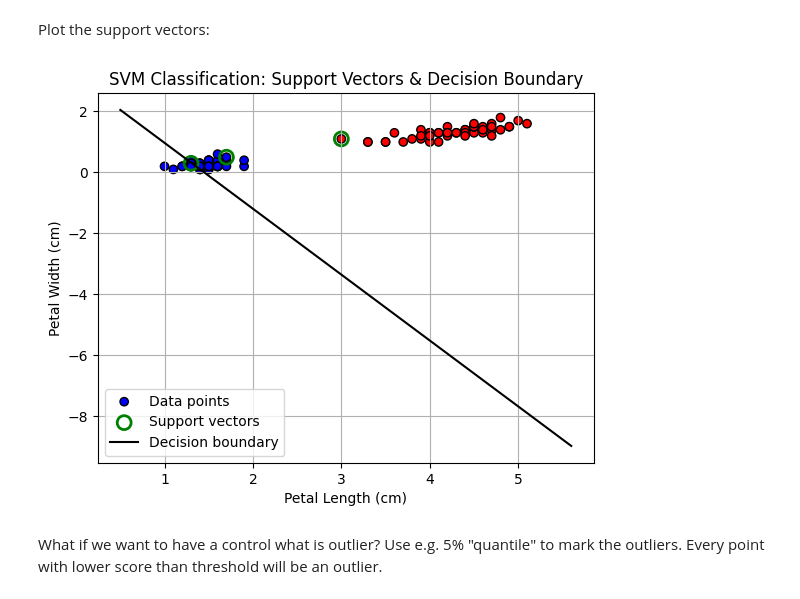
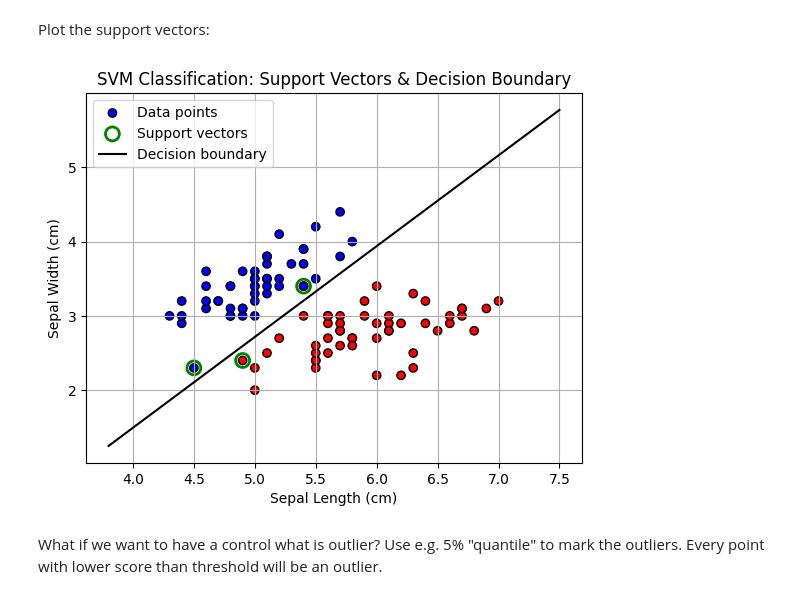
Before and after one commit to andresvidal27/MLF_Labs_Andr-s_Vidal_Mira, a Jupyter notebook: Lab3/mpa_mlf_svm_2students_comments_1.ipynb, the cells around one changed output. Cells and saved outputs as stored; diff of their text form; code cells hidden in the pictures.

```diff
--- a/Lab3/mpa_mlf_svm_2students_comments_1.ipynb
+++ b/Lab3/mpa_mlf_svm_2students_comments_1.ipynb
@@ -53,10 +53,10 @@ from sklearn.model_selection import train_test_split
 from sklearn.svm import SVC
 
 iris = datasets.load_iris()
-X, y = iris.data[:, :4], iris.target
-X, y = X[y < 2], y[y < 2]
+X, y = iris.data[:, :2], iris.target  # Modified to select only the first two features (sepal length and sepal width)
+X, y = X[y < 2], y[y < 2]            # Filtered to include only the first two classes
 X_train, X_test, y_train, y_test = train_test_split(X, y, test_size=0.2)
-SVMmodel=SVC(kernel='linear')
+SVMmodel=SVC(kernel='linear', C=200) # Added C=200 regularization parameter
 SVMmodel.fit(X_train,y_train)
 print("Model accurancy:",SVMmodel.score(X_test,y_test))
 # %% [output]
@@ -149,34 +149,46 @@ Plot the support vectors:
 # %%
 import matplotlib.pyplot as plt
 import numpy as np
 
+# Recalculate support vectors, coefficients and intercept from the SVMmodel trained on 2 features
+supvectors = SVMmodel.support_vectors_
+W = SVMmodel.coef_
+b = SVMmodel.intercept_
+
 # Plot data points
-plt.scatter(X[:, 2], X[:, 3], c=y, cmap='bwr', edgecolor='k', label='Data points')
+plt.scatter(X[:, 0], X[:, 1], c=y, cmap='bwr', edgecolor='k', label='Data points')
 
-# Plot support vectors (features 2 and 3)
-plt.scatter(supvectors[:, 2], supvectors[:, 3], s=100, facecolors='none', edgecolors='green', linewidth=2, label='Support vectors')
+# Plot support vectors (first two features)
+plt.scatter(supvectors[:, 0], supvectors[:, 1], s=100, facecolors='none', edgecolors='green', linewidth=2, label='Support vectors')
 
-# Get decision boundary coefficients for features 2 and 3
-w_petal_length = W[0, 2]
-w_petal_width = W[0, 3]
+# Get decision boundary coefficients for the first two features
+w0 = W[0, 0]
+w1 = W[0, 1]
 bias = b[0]
 
-# Calculate decision line (y = (-w_len * x - bias) / w_width)
-x_min, x_max = X[:, 2].min() - 0.5, X[:, 2].max() + 0.5
+# Determine the range for the x-axis (sepal length)
+x_min, x_max = X[:, 0].min() - 0.5, X[:, 0].max() + 0.5
 xx = np.linspace(x_min, x_max, 100)
-yy = (-w_petal_length * xx - bias) / w_petal_width
+
+# Calculate the corresponding y-values for the decision boundary line
+# Handle the case where w1 is zero to prevent division by zero, though unlikely in a trained SVM
+if w1 != 0:
+    yy = (-w0 * xx - bias) / w1
+else:
+    # If w1 is 0, the decision boundary is a vertical line x = -bias/w0
+    yy = np.full_like(xx, -bias / w0)
 
 # Plot decision boundary
 plt.plot(xx, yy, 'k-', label='Decision boundary')
 
 plt.title('SVM Classification: Support Vectors & Decision Boundary')
-plt.xlabel('Petal Length (cm)')
-plt.ylabel('Petal Width (cm)')
+plt.xlabel('Sepal Length (cm)')
+plt.ylabel('Sepal Width (cm)')
 plt.legend()
 plt.grid(True)
 plt.show()
 # %% [output]
-[figure, old version]
+[figure, new version]
 # %% [markdown]
 What if we want to have a control what is outlier? Use e.g. 5% "quantile" to mark the outliers. Every point with lower score than threshold will be an outlier.
 # %%
```
Also changed, not shown: parts of 3 cells of this notebook.
